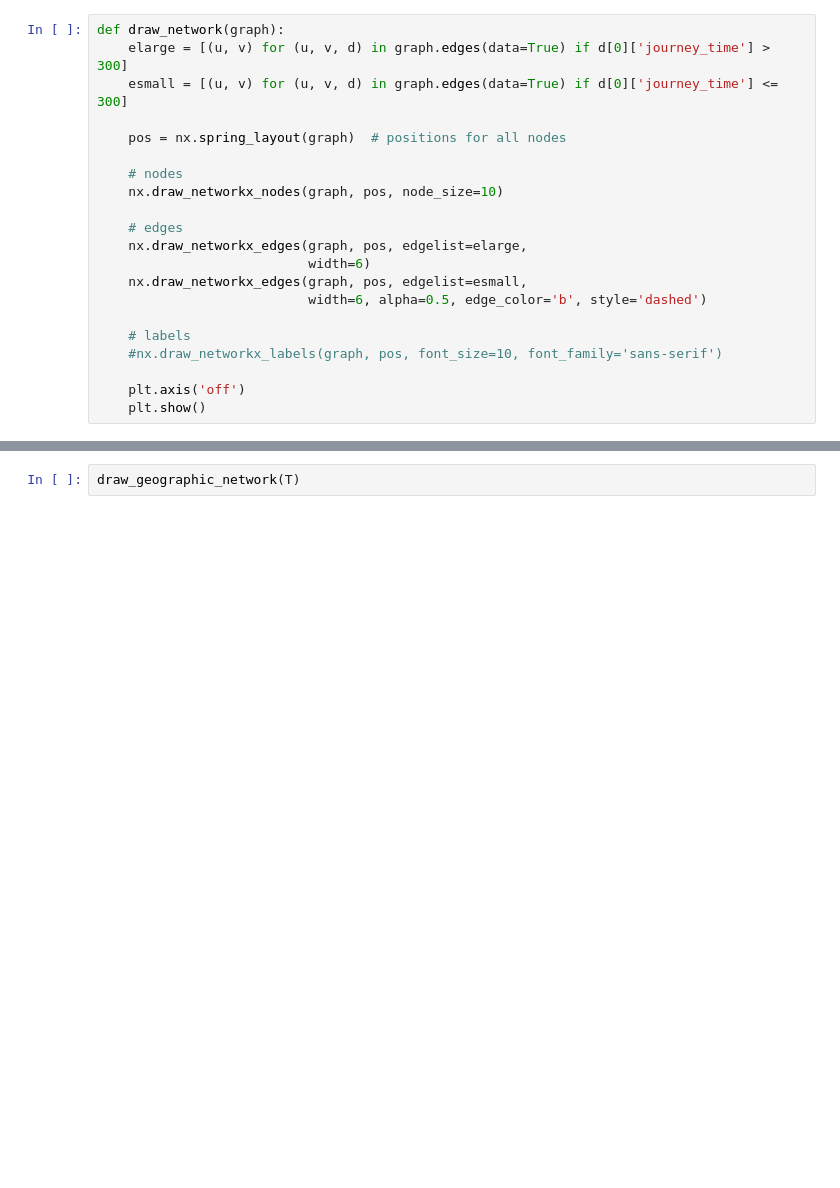
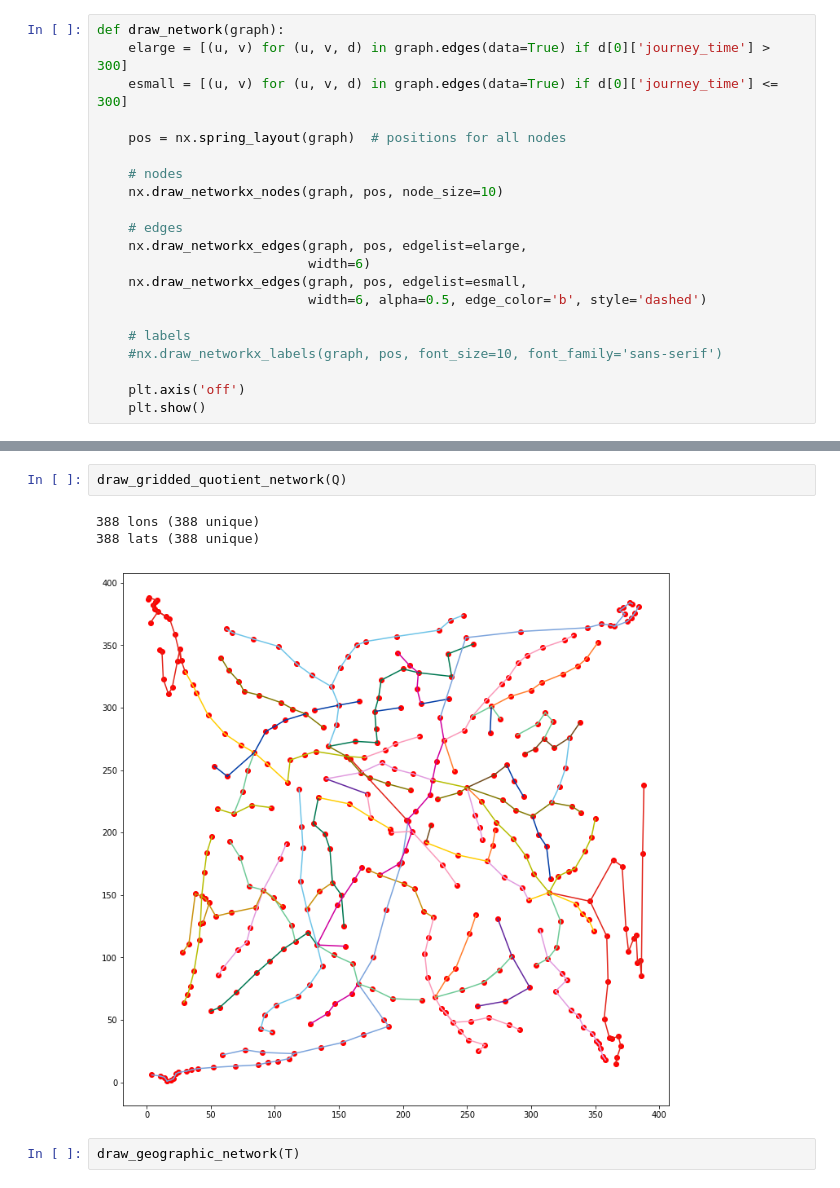
Before and after one commit to leamingrad/data_visualizations, a Jupyter notebook: paris_metro/ParisMetroMap.ipynb, the cells around one changed output, grey strips where cells are left out. Cells and saved outputs as stored; diff of their text form; blank space fills up the shorter version.

```diff
--- a/paris_metro/ParisMetroMap.ipynb
+++ b/paris_metro/ParisMetroMap.ipynb
@@ -250,3 +406,9 @@ def draw_gridded_quotient_network(graph):
+# %%
+draw_gridded_quotient_network(Q)
+# %% [output]
+388 lons (388 unique)
+388 lats (388 unique)
+[figure, added]
 # %%
 draw_geographic_network(T)
 # %% [output]
```
Also changed, not shown: parts of 13 cells of this notebook, 2 other files.
